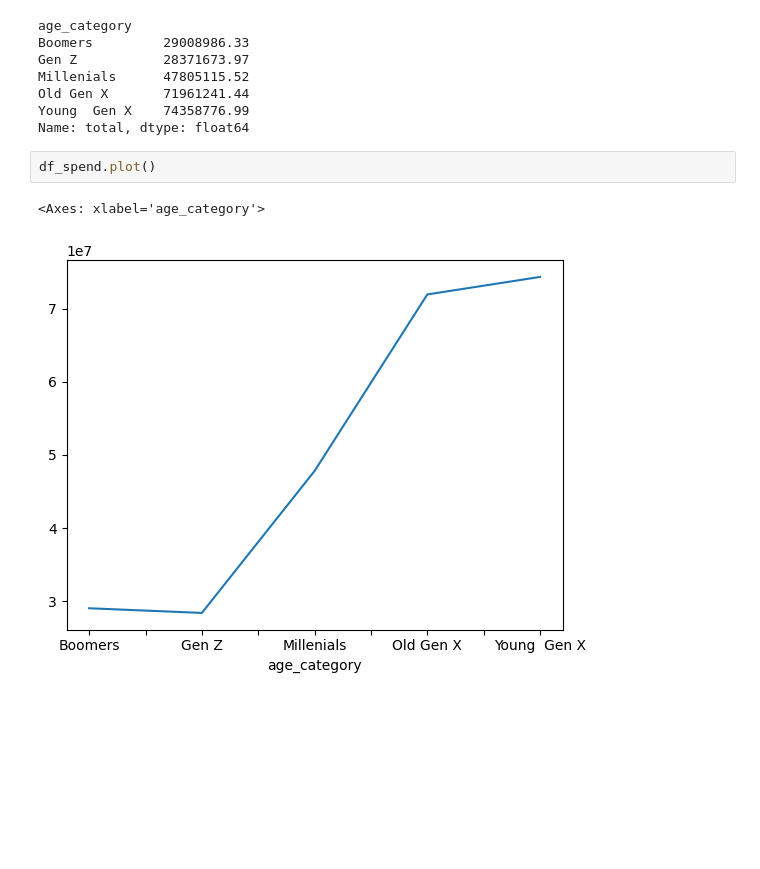
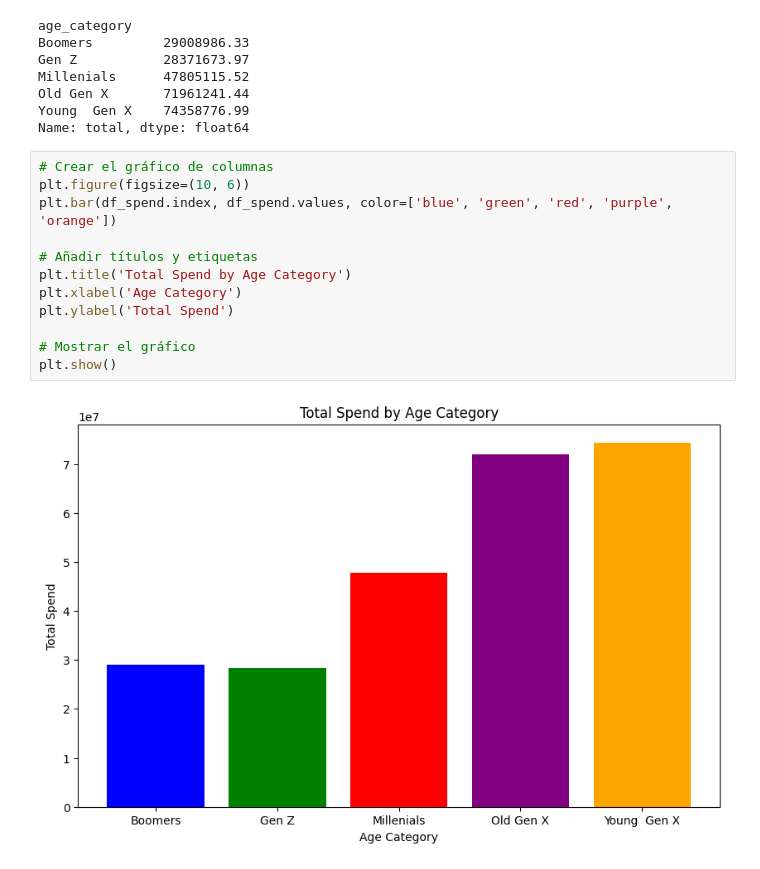
Before and after one commit to Maxterjs99/retail-project, a Jupyter notebook: retail.ipynb, the cells around one changed output. Cells and saved outputs as stored; diff of their text form; blank space fills up the shorter version.

```diff
--- a/retail.ipynb
+++ b/retail.ipynb
@@ -276,8 +276,17 @@ Millenials      47805115.52
 Old Gen X       71961241.44
 Young  Gen X    74358776.99
 Name: total, dtype: float64
-# %%
-df_spend.plot()
-# %% [output]
-<Axes: xlabel='age_category'>
-[figure, removed]
+# %%
+# Crear el gráfico de columnas
+plt.figure(figsize=(10, 6))
+plt.bar(df_spend.index, df_spend.values, color=['blue', 'green', 'red', 'purple', 'orange'])
+
+# Añadir títulos y etiquetas
+plt.title('Total Spend by Age Category')
+plt.xlabel('Age Category')
+plt.ylabel('Total Spend')
+
+# Mostrar el gráfico
+plt.show()
+# %% [output]
+[figure, added]
```
